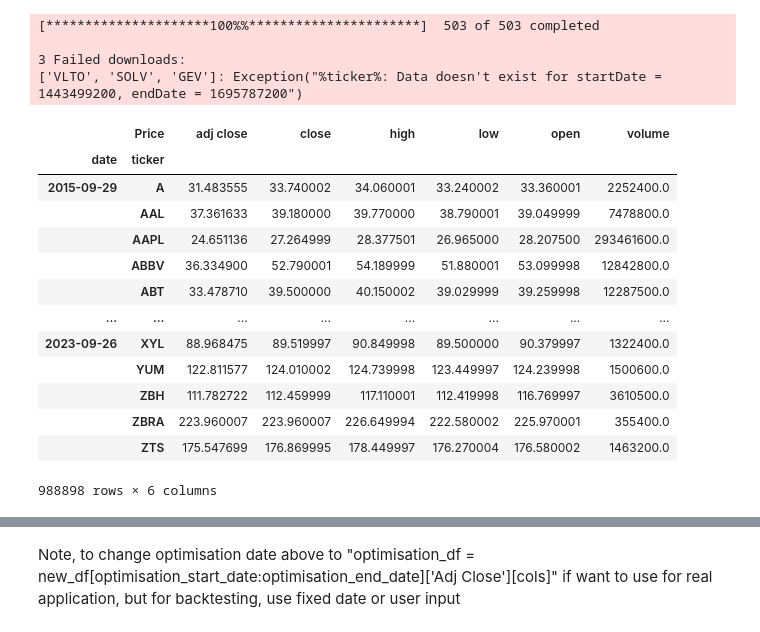
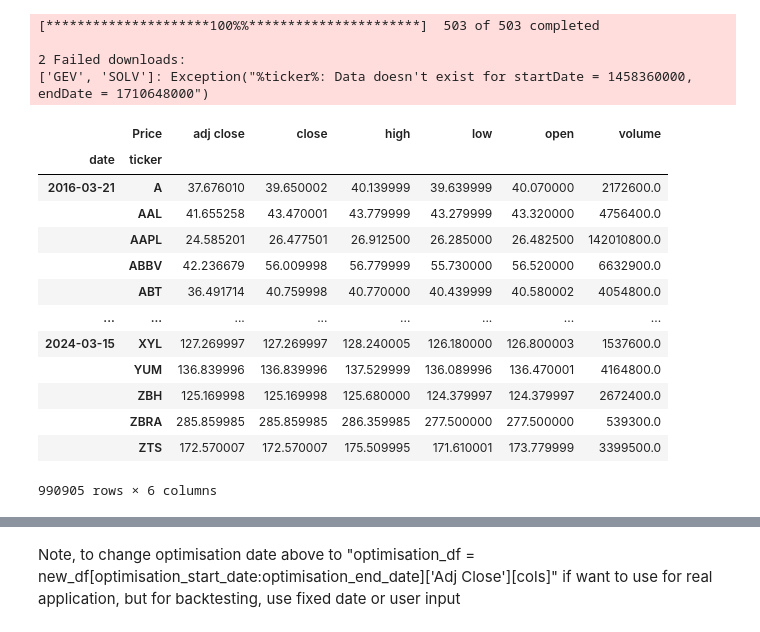
Before and after one commit to niccholasw/AiQuantTradingProject, a Jupyter notebook: Main.ipynb, the cells around one changed output, grey strips where cells are left out. Drawn from its saved outputs; the diff is of its cells as text; code cells hidden in the pictures.

```diff
--- a/Main.ipynb
+++ b/Main.ipynb
@@ -7,48 +7,48 @@ import pandas as pd
 import numpy as np
 import datetime as dt
 import yfinance as yf
 import pandas_ta
 import warnings
 warnings.filterwarnings('ignore')
 
 sp500 = pd.read_html('https://en.wikipedia.org/wiki/List_of_S%26P_500_companies')[0]
 
 sp500['Symbol'] = sp500['Symbol'].str.replace('.', '-')
 
 symbols_list = sp500['Symbol'].unique().tolist()
 
-end_date = '2023-09-27'
+end_date = (dt.date.today())-pd.DateOffset(days=60)
 
 start_date = pd.to_datetime(end_date)-pd.DateOffset(365*8)
 
 df = yf.download(tickers=symbols_list,
                  start=start_date,
                  end=end_date).stack()
 
 df.index.names = ['date', 'ticker']
 
 df.columns = df.columns.str.lower()
 
 df
 # %% [output]
 [*********************100%%**********************]  503 of 503 completed
 
-3 Failed downloads:
-['VLTO', 'SOLV', 'GEV']: Exception("%ticker%: Data doesn't exist for startDate = 1443499200, endDate = 1695787200")
+2 Failed downloads:
+['GEV', 'SOLV']: Exception("%ticker%: Data doesn't exist for startDate = 1458360000, endDate = 1710648000")
 |  | Price | adj close | close | high | low | open | volume |
 | date | ticker |  |  |  |  |  |  |
-| 2015-09-29 | A | 31.483555 | 33.740002 | 34.060001 | 33.240002 | 33.360001 | 2252400.0 |
-|  | AAL | 37.361633 | 39.180000 | 39.770000 | 38.790001 | 39.049999 | 7478800.0 |
-|  | AAPL | 24.651136 | 27.264999 | 28.377501 | 26.965000 | 28.207500 | 293461600.0 |
-|  | ABBV | 36.334900 | 52.790001 | 54.189999 | 51.880001 | 53.099998 | 12842800.0 |
-|  | ABT | 33.478710 | 39.500000 | 40.150002 | 39.029999 | 39.259998 | 12287500.0 |
+| 2016-03-21 | A | 37.676010 | 39.650002 | 40.139999 | 39.639999 | 40.070000 | 2172600.0 |
+|  | AAL | 41.655258 | 43.470001 | 43.779999 | 43.279999 | 43.320000 | 4756400.0 |
+|  | AAPL | 24.585201 | 26.477501 | 26.912500 | 26.285000 | 26.482500 | 142010800.0 |
+|  | ABBV | 42.236679 | 56.009998 | 56.779999 | 55.730000 | 56.520000 | 6632900.0 |
+|  | ABT | 36.491714 | 40.759998 | 40.770000 | 40.439999 | 40.580002 | 4054800.0 |
 | ... | ... | ... | ... | ... | ... | ... | ... |
-| 2023-09-26 | XYL | 88.968475 | 89.519997 | 90.849998 | 89.500000 | 90.379997 | 1322400.0 |
-|  | YUM | 122.811577 | 124.010002 | 124.739998 | 123.449997 | 124.239998 | 1500600.0 |
-|  | ZBH | 111.782722 | 112.459999 | 117.110001 | 112.419998 | 116.769997 | 3610500.0 |
-|  | ZBRA | 223.960007 | 223.960007 | 226.649994 | 222.580002 | 225.970001 | 355400.0 |
-|  | ZTS | 175.547699 | 176.869995 | 178.449997 | 176.270004 | 176.580002 | 1463200.0 |
+| 2024-03-15 | XYL | 127.269997 | 127.269997 | 128.240005 | 126.180000 | 126.800003 | 1537600.0 |
+|  | YUM | 136.839996 | 136.839996 | 137.529999 | 136.089996 | 136.470001 | 4164800.0 |
+|  | ZBH | 125.169998 | 125.169998 | 125.680000 | 124.379997 | 124.379997 | 2672400.0 |
+|  | ZBRA | 285.859985 | 285.859985 | 286.359985 | 277.500000 | 277.500000 | 539300.0 |
+|  | ZTS | 172.570007 | 172.570007 | 175.509995 | 171.610001 | 173.779999 | 3399500.0 |
-988898 rows × 6 columns
+990905 rows × 6 columns
 # %%
 # Calculate features and technical indicators per stock
 # Garman-Klass Volatility
```
Also changed, not shown: parts of 15 cells of this notebook.
